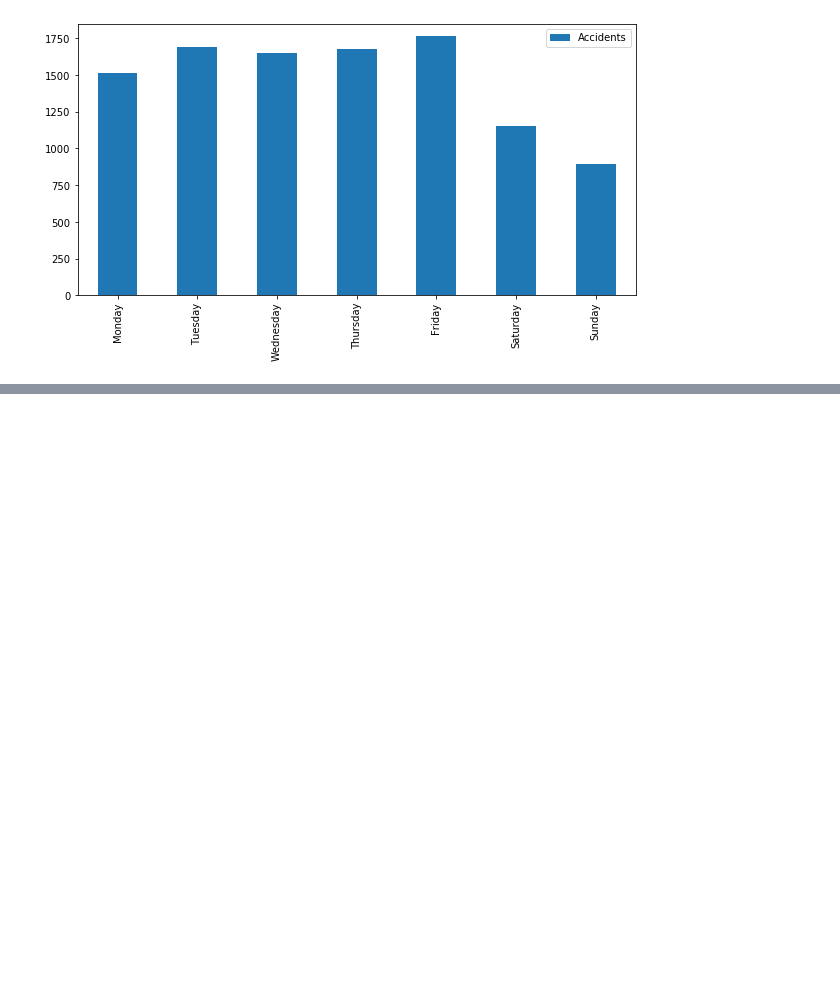
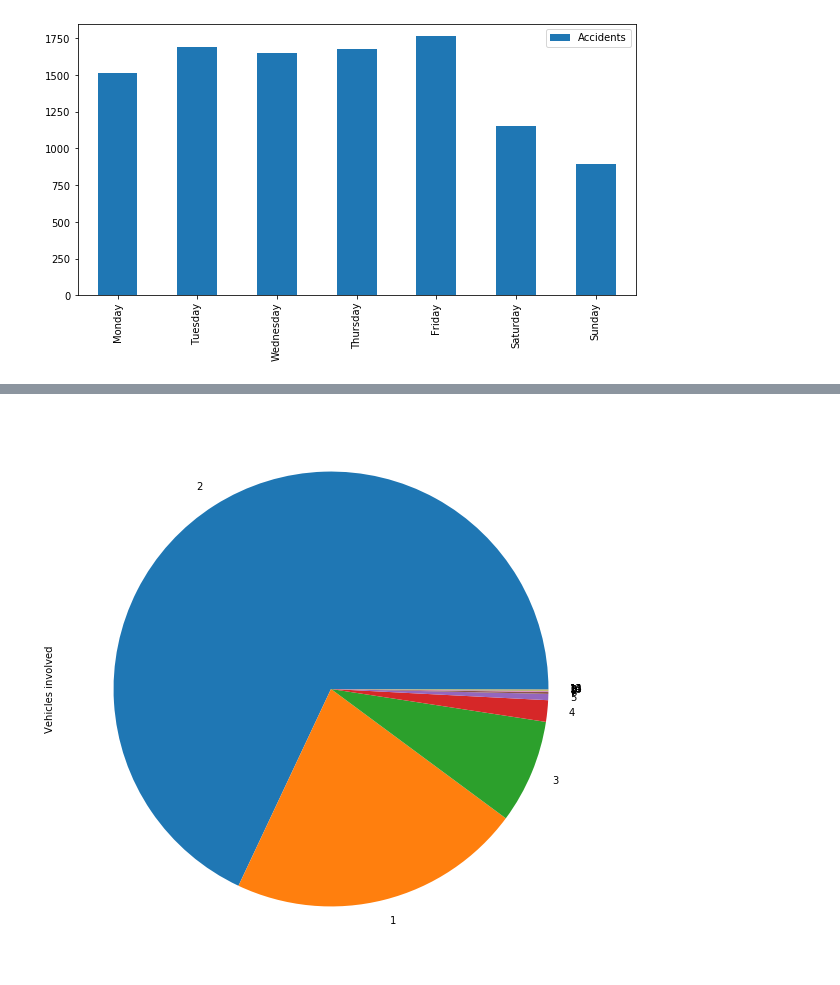
Before and after one commit to JosepBC/Barcelona-visualization, a Jupyter notebook: barcelona.ipynb, the cells around one changed output, grey strips where cells are left out. Drawn from its saved outputs; the diff is of its cells as text; code cells hidden in the pictures; blank space fills up the shorter version.

Commit message:
Added more simple plots with accidents dataset

```diff
--- a/barcelona.ipynb
+++ b/barcelona.ipynb
@@ -45,2 +55,5 @@ plt.show()
 # %% [output]
 [figure]
+# %%
+vehicles = df["Vehicles involved"].value_counts()
+vehicles
@@ -46,0 +76,6 @@ plt.show()
+# %%
+vehicles.plot(kind='pie', figsize=(10, 10))
+# plt.savefig("plots/vehicles_involved")
+plt.show()
+# %% [output]
+[figure, added]
```
Also changed, not shown: parts of 6 cells of this notebook.
